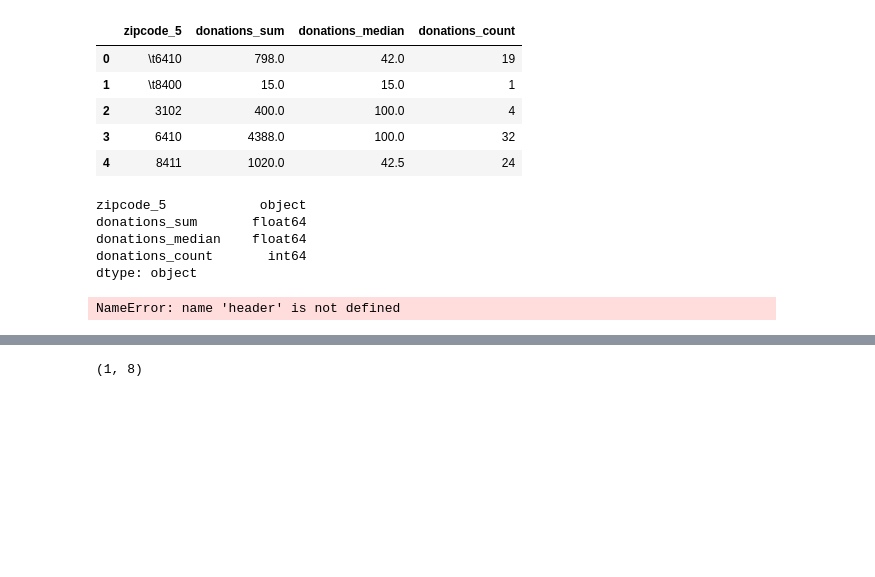
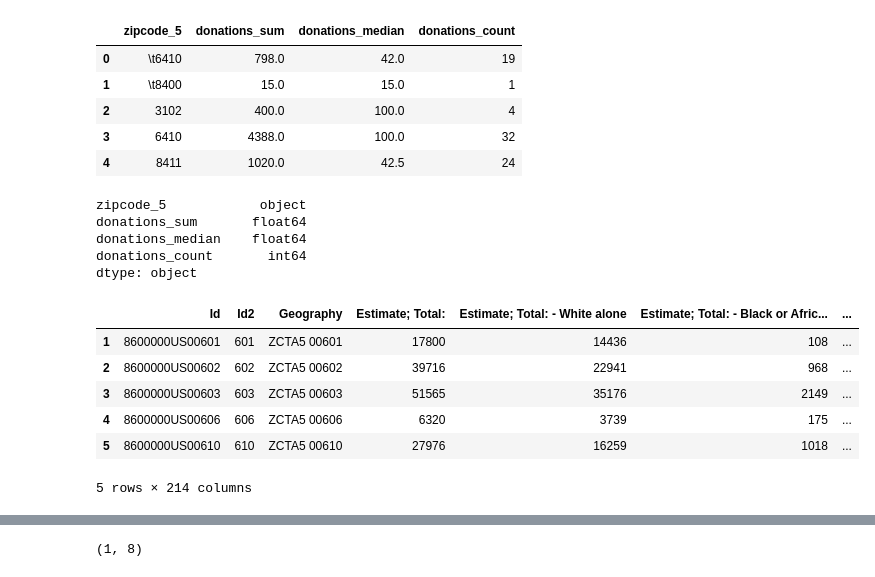
Before and after one commit to brickleq/campaign-contrib-machine, a Jupyter notebook: machine_learning/machine_learner.ipynb, the cells around one changed output, grey strips where cells are left out. Drawn from its saved outputs; the diff is of its cells as text; code cells hidden in the pictures; blank space fills up the shorter version.

```diff
--- a/machine_learning/machine_learner.ipynb
+++ b/machine_learning/machine_learner.ipynb
@@ -63,9 +65,16 @@ dtype: object
 zip_summary_df.to_csv('zipcode_donations.csv', index=False)
 # %%
 census_df = pd.read_csv('census_data_2016.csv')
-census_df = census_df[1:]
-census_df.columns = header
-census_df.head()
 #https://www.census.gov/glossary/#term_Employed
-# %% [output]
-NameError: name 'header' is not defined
+# %%
+census_df.columns = census_df.iloc[0]
+census_df.drop(0, axis=0, inplace=True)
+census_df.head()
+# %% [output]
+|  | Id | Id2 | Geography | Estimate; Total: | Estimate; Total: - White alone | Estimate; Total: - Black or Afric... | ... |
+| 1 | 8600000US00601 | 601 | ZCTA5 00601 | 17800 | 14436 | 108 | ... |
+| 2 | 8600000US00602 | 602 | ZCTA5 00602 | 39716 | 22941 | 968 | ... |
+| 3 | 8600000US00603 | 603 | ZCTA5 00603 | 51565 | 35176 | 2149 | ... |
+| 4 | 8600000US00606 | 606 | ZCTA5 00606 | 6320 | 3739 | 175 | ... |
+| 5 | 8600000US00610 | 610 | ZCTA5 00610 | 27976 | 16259 | 1018 | ... |
+5 rows × 214 columns
```
Also changed, not shown: parts of 17 cells of this notebook, 1 other file.
